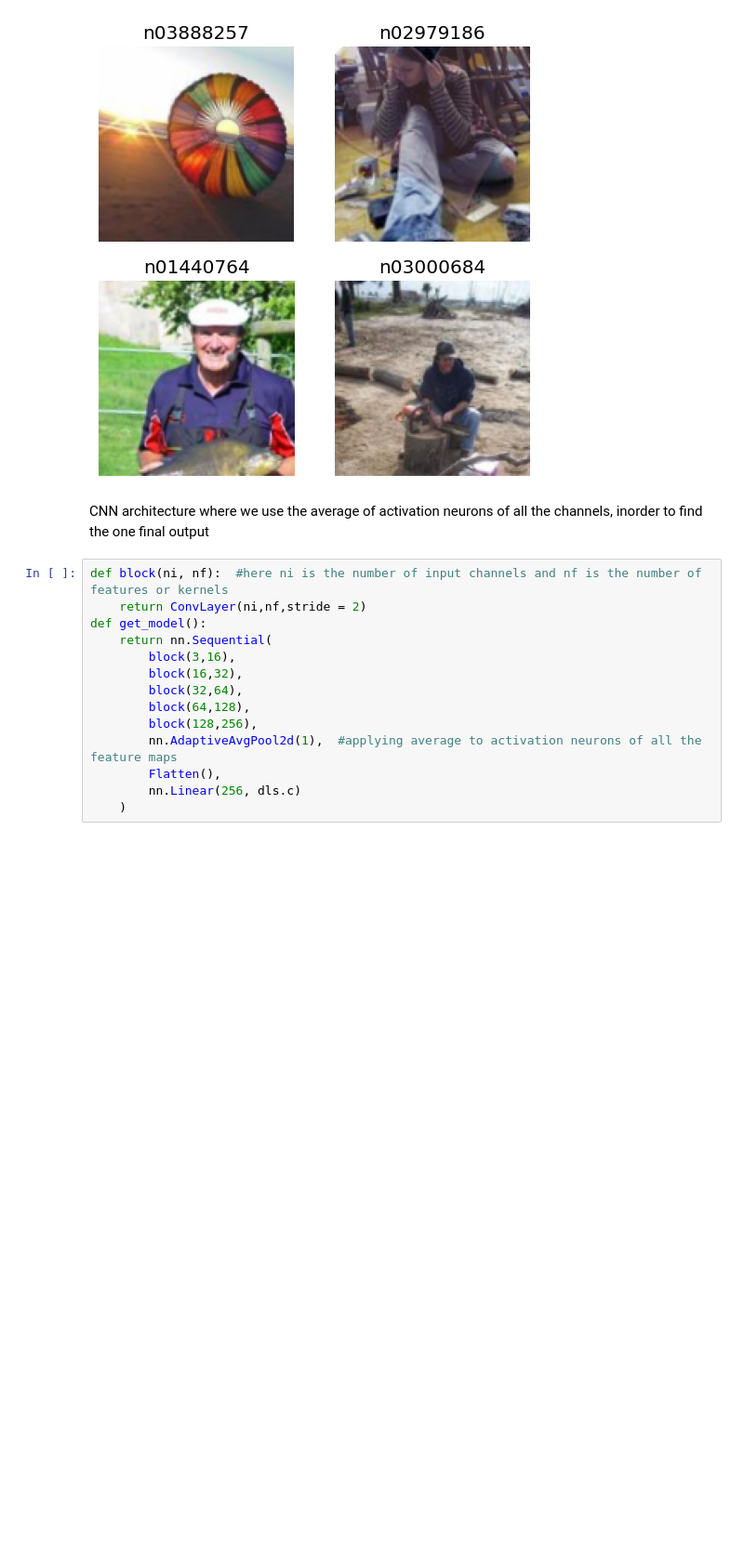
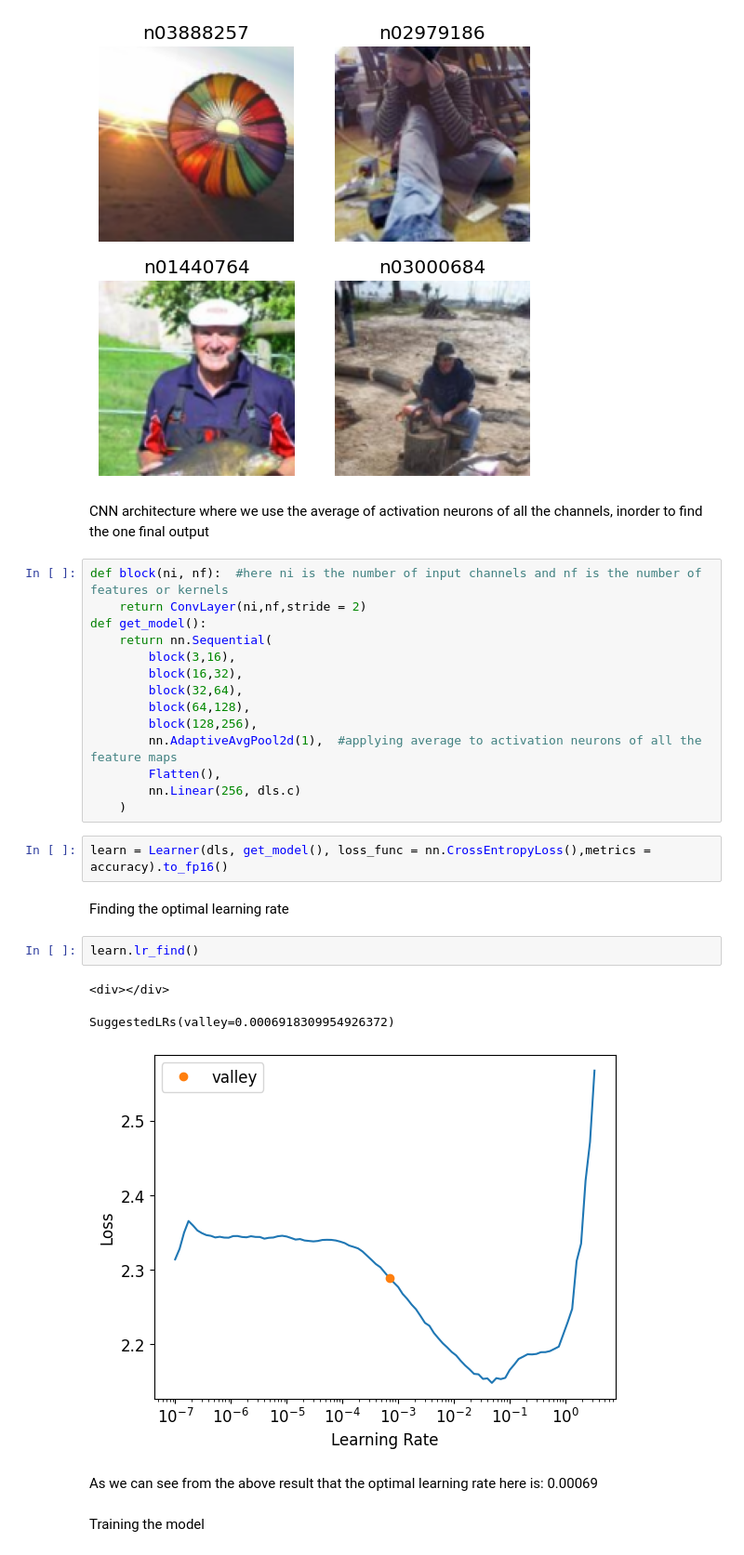
Before and after one commit to AsokTamang/Resnet, a Jupyter notebook: res-net.ipynb, the cells around one changed output. Shown at 93% size. Saved outputs shown, nothing was run; the diff lists cells and outputs as text; blank space fills up the shorter version.

Commit message:
finding the optimal learning rate

```diff
--- a/res-net.ipynb
+++ b/res-net.ipynb
@@ -39,3 +39,17 @@ def get_model():
         Flatten(),
         nn.Linear(256, dls.c)
     )
+# %%
+learn = Learner(dls, get_model(), loss_func = nn.CrossEntropyLoss(),metrics = accuracy).to_fp16()
+# %% [markdown]
+Finding the optimal learning rate
+# %%
+learn.lr_find()
+# %% [output]
+<div></div>
+SuggestedLRs(valley=0.0006918309954926372)
+[figure, added]
+# %% [markdown]
+As we can see from the above result that the optimal learning rate here is: 0.00069
+# %% [markdown]
+Training the model
```
